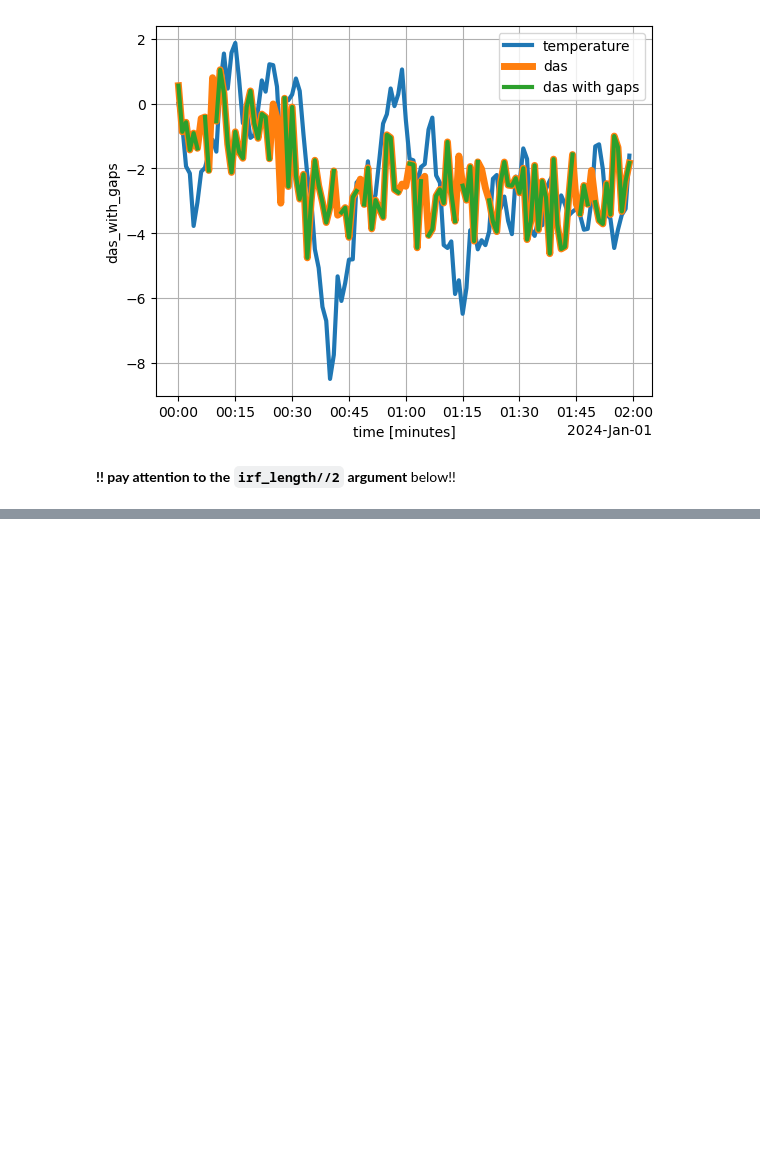
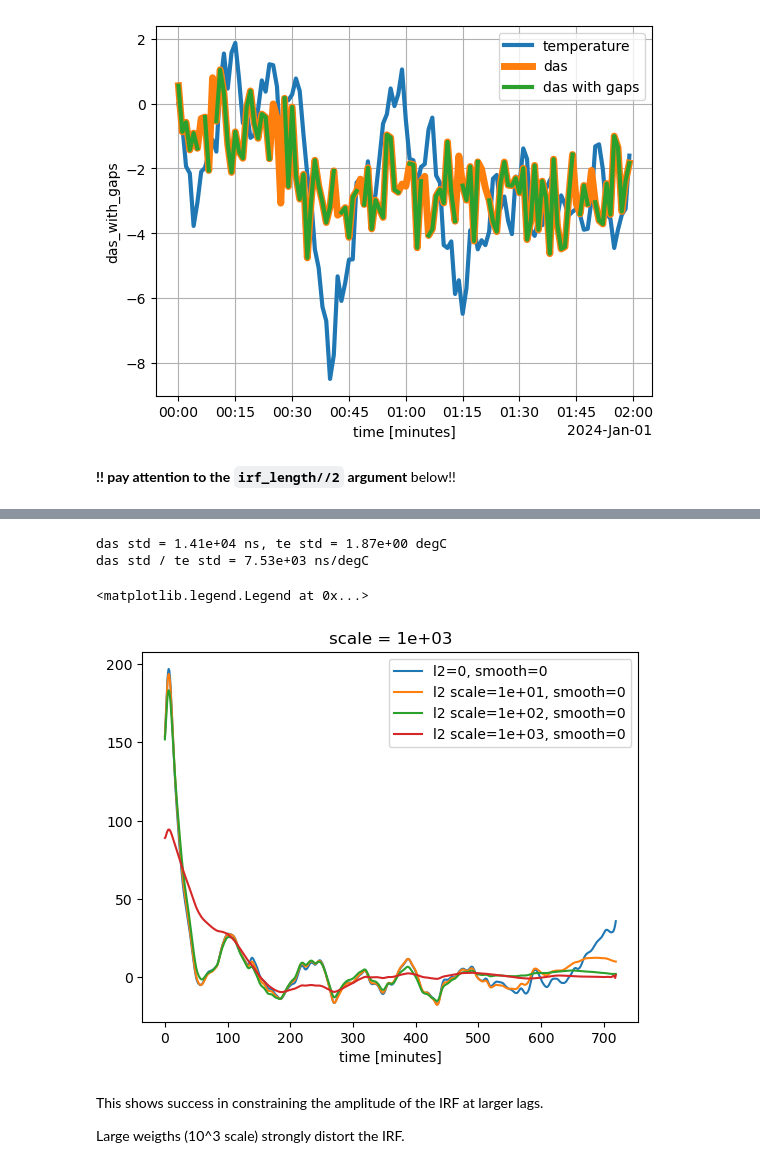
Before and after one commit to apatlpo/das_work, a Jupyter notebook: das/IRF_inference.ipynb, the cells around one changed output, grey strips where cells are left out. Drawn from its saved outputs; the diff is of its cells as text; code cells hidden in the pictures; blank space fills up the shorter version.

```diff
--- a/das/IRF_inference.ipynb
+++ b/das/IRF_inference.ipynb
@@ -429,0 +471,15 @@ ax.grid()
+# %%
+%%time
+
+#irf_size = 1*24*60
+irf_size = 12*60
+
+d = 12 # channel
+
+# 1 min 20 avec 1 pt par min
+#_das = das.isel(distance=d)
+_das = das10.isel(distance=d)
+_te = te10
+
+irf, das_inferred = irf_inference(_te, _das, irf_size, lambda_l2=0, lambda_smooth=0)
+#irf, _ = irf_inference(_te, _das, irf_size)
@@ -429,0 +489,37 @@ ax.grid()
+# %%
+# activates norm constraint
+
+das_std = float(_das.std("time"))
+te_std = float(te.std("time"))
+print(f"das std = {das_std:.2e} ns, te std = {te_std:.2e} degC")
+print(f"das std / te std = {das_std/te_std:.2e} ns/degC")
+std_ratio = das_std / te_std
+irf_amplitude_guess = std_ratio/irf_size
+
+I = []
+D = []
+#S = [1e4, 1e5, 1e6]
+S = [1e1, 1e2, 1e3]
+for s in S:
+    l2 = s * te_std**2 / irf_amplitude_guess**2
+    irf_l2, _das_inferred = irf_inference(_te, _das, irf_size, lambda_l2=l2, lambda_smooth=0)
+    I.append(irf_l2)
+    D.append(_das_inferred)
+irf_l2 = xr.concat(I, dim=pd.Index(S, name="scale"))
+das_l2 = xr.concat(D, dim=pd.Index(S, name="scale"))
+# %% [output]
+das std = 1.41e+04 ns, te std = 1.87e+00 degC
+das std / te std = 7.53e+03 ns/degC
+# %%
+fig, ax = plt.subplots(1,1)
+irf.plot(ax=ax, label="l2=0, smooth=0")
+for s in irf_l2.scale:
+    irf_l2.sel(scale=s).plot(ax=ax, label=f"l2 scale={float(s):.0e}, smooth=0")
+ax.legend()
+# %% [output]
+<matplotlib.legend.Legend at 0x...>
+[figure, added]
+# %% [markdown]
+This shows success in constraining the amplitude of the IRF at larger lags.
+
+Large weigths (10^3 scale) strongly distort the IRF.
```
Also changed, not shown: parts of 28 cells of this notebook, 5 other files.
